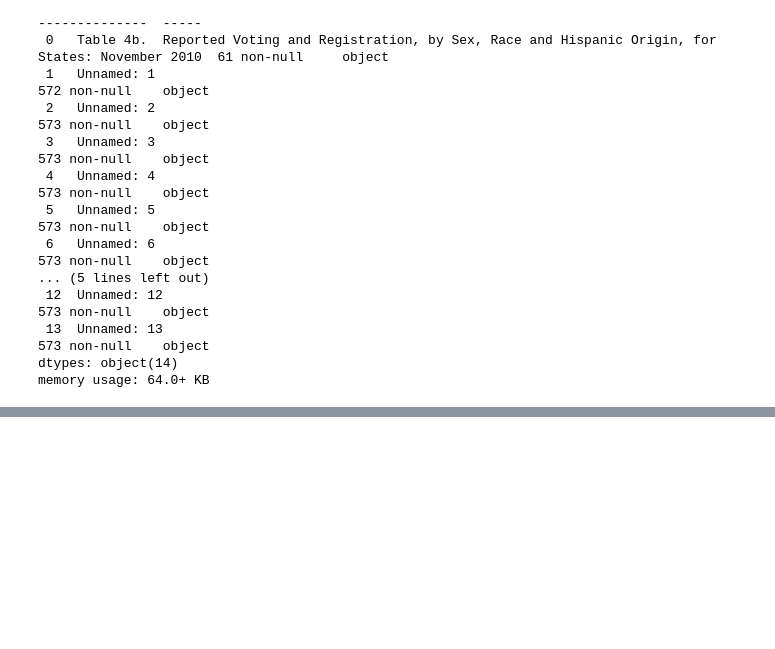
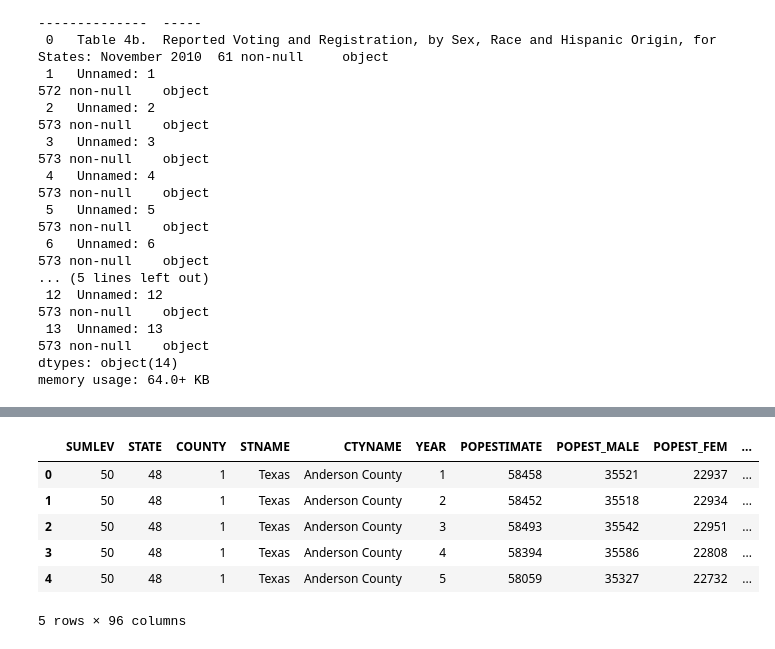
Before and after one commit to tipearso/Voting, a Jupyter notebook: Capstone/notebooks/Tim_capstone.ipynb, the cells around one changed output, grey strips where cells are left out. Cells and saved outputs as stored; diff of their text form; code cells hidden in the pictures; blank space fills up the shorter version.

Commit message:
added census data

```diff
--- a/Capstone/notebooks/Tim_capstone.ipynb
+++ b/Capstone/notebooks/Tim_capstone.ipynb
@@ -231,0 +236,2 @@ rss_2010.tail()
+# %%
+tx_census = pd.read_csv('../data/TX_county_census_data.csv')
@@ -231,0 +258,10 @@ rss_2010.tail()
+# %%
+tx_census.head()
+# %% [output]
+|  | SUMLEV | STATE | COUNTY | STNAME | CTYNAME | YEAR | POPESTIMATE | POPEST_MALE | POPEST_FEM | ... |
+| 0 | 50 | 48 | 1 | Texas | Anderson County | 1 | 58458 | 35521 | 22937 | ... |
+| 1 | 50 | 48 | 1 | Texas | Anderson County | 2 | 58452 | 35518 | 22934 | ... |
+| 2 | 50 | 48 | 1 | Texas | Anderson County | 3 | 58493 | 35542 | 22951 | ... |
+| 3 | 50 | 48 | 1 | Texas | Anderson County | 4 | 58394 | 35586 | 22808 | ... |
+| 4 | 50 | 48 | 1 | Texas | Anderson County | 5 | 58059 | 35327 | 22732 | ... |
+5 rows × 96 columns
```
Also changed, not shown: parts of 5 cells of this notebook.
